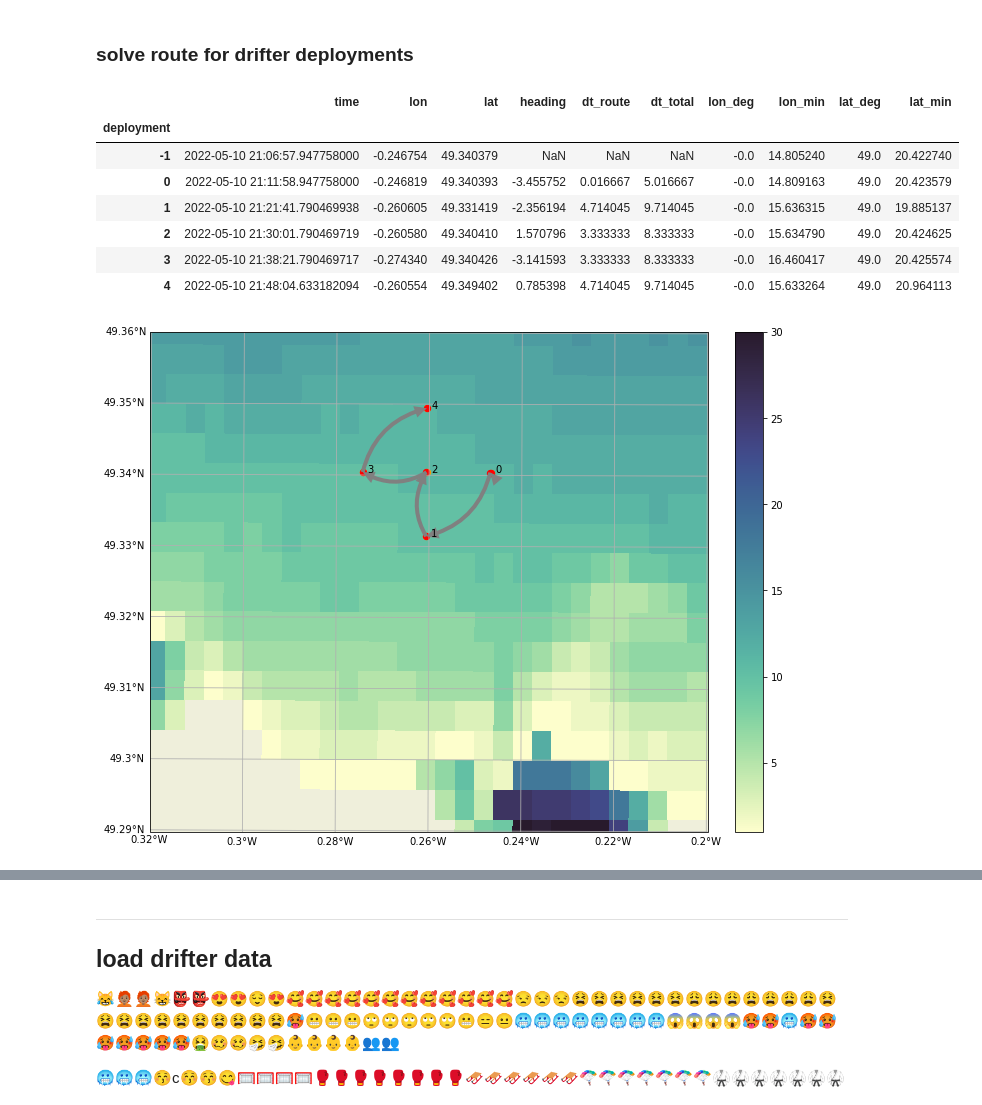
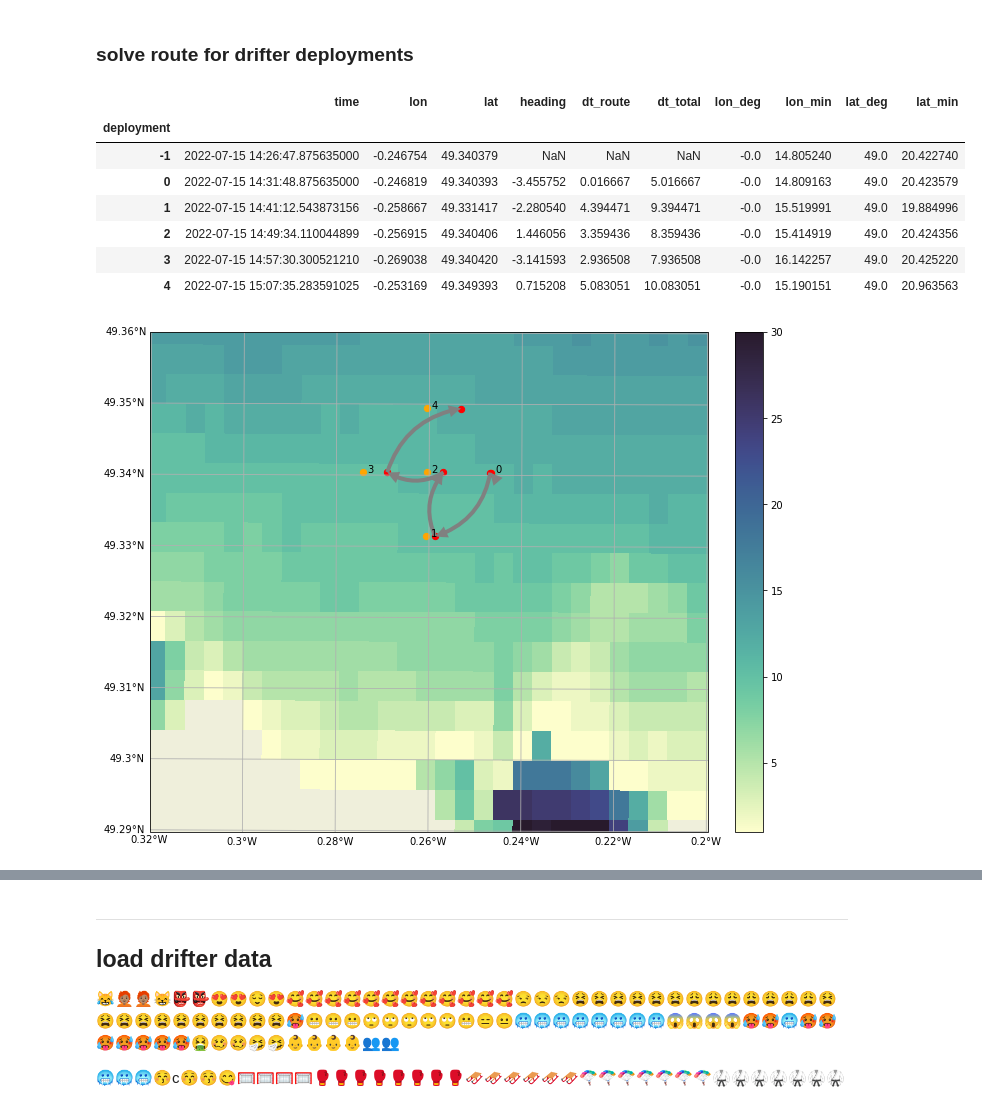
Before and after one commit to apatlpo/taos, a Jupyter notebook: campaign/dev.ipynb, the cells around one changed output, grey strips where cells are left out. Cells and saved outputs as stored; diff of their text form; code cells hidden in the pictures.

```diff
--- a/campaign/dev.ipynb
+++ b/campaign/dev.ipynb
@@ -170,37 +184,36 @@ ax.plot(lon_radiator, lat_radiator, color="red", transform=ut.ccrs.PlateCarree()
 # %%
 # anchor point
 #L, theta = 2e3, 0/rad2deg
 #lon_a, lat_a = -0.25, 49.33
 
-Uo = 0.0*.15 + 1j*0 # m/s
+Uo =  .25 + 1j*0 # m/s
 speed = 10*0.5 # m/s
 time_waiting = 5*60 # seconds
 
 lon, lat, X = ins.build_square_geo(lon_a, lat_a, R, theta, rotation=-1, center_loc=2)
 
 # deployment at ship location
 df = ins.deployments_route_schedule(lon_a, lat_a, speed, lon, lat, time_waiting, Uo)
 # deployment at predetermined anchor location
 #df = ins.deployments_route_schedule(lon_a-0.02, lat_a, speed, lon, lat, time_waiting, Uo
 #                    lon_a=lon_a, lat_a=lat_a,
 #                   )
 # underway deployment at location 2 and beyond
 #df = ins.deployments_route_schedule(lon_a-0.02, lat_a, speed, lon, lat, time_waiting, Uo
 #                    lon_a=lon_a, lat_a=lat_a, time_a=now()-pd.Timedelta("1min"),
 #                    skip=2,
 #                   )
 
+ins.plot_deployments_route(lon, lat, df, bathy=True)
+
 df
 # %% [output]
 |  | time | lon | lat | heading | dt_route | dt_total | lon_deg | lon_min | lat_deg | lat_min |
 | deployment |  |  |  |  |  |  |  |  |  |  |
-| -1 | 2022-05-10 21:06:57.947758000 | -0.246754 | 49.340379 | NaN | NaN | NaN | -0.0 | 14.805240 | 49.0 | 20.422740 |
-| 0 | 2022-05-10 21:11:58.947758000 | -0.246819 | 49.340393 | -3.455752 | 0.016667 | 5.016667 | -0.0 | 14.809163 | 49.0 | 20.423579 |
-| 1 | 2022-05-10 21:21:41.790469938 | -0.260605 | 49.331419 | -2.356194 | 4.714045 | 9.714045 | -0.0 | 15.636315 | 49.0 | 19.885137 |
-| 2 | 2022-05-10 21:30:01.790469719 | -0.260580 | 49.340410 | 1.570796 | 3.333333 | 8.333333 | -0.0 | 15.634790 | 49.0 | 20.424625 |
-| 3 | 2022-05-10 21:38:21.790469717 | -0.274340 | 49.340426 | -3.141593 | 3.333333 | 8.333333 | -0.0 | 16.460417 | 49.0 | 20.425574 |
-| 4 | 2022-05-10 21:48:04.633182094 | -0.260554 | 49.349402 | 0.785398 | 4.714045 | 9.714045 | -0.0 | 15.633264 | 49.0 | 20.964113 |
+| -1 | 2022-07-15 14:26:47.875635000 | -0.246754 | 49.340379 | NaN | NaN | NaN | -0.0 | 14.805240 | 49.0 | 20.422740 |
+| 0 | 2022-07-15 14:31:48.875635000 | -0.246819 | 49.340393 | -3.455752 | 0.016667 | 5.016667 | -0.0 | 14.809163 | 49.0 | 20.423579 |
+| 1 | 2022-07-15 14:41:12.543873156 | -0.258667 | 49.331417 | -2.280540 | 4.394471 | 9.394471 | -0.0 | 15.519991 | 49.0 | 19.884996 |
+| 2 | 2022-07-15 14:49:34.110044899 | -0.256915 | 49.340406 | 1.446056 | 3.359436 | 8.359436 | -0.0 | 15.414919 | 49.0 | 20.424356 |
+| 3 | 2022-07-15 14:57:30.300521210 | -0.269038 | 49.340420 | -3.141593 | 2.936508 | 7.936508 | -0.0 | 16.142257 | 49.0 | 20.425220 |
+| 4 | 2022-07-15 15:07:35.283591025 | -0.253169 | 49.349393 | 0.715208 | 5.083051 | 10.083051 | -0.0 | 15.190151 | 49.0 | 20.963563 |
+[figure, added]
-# %%
-ins.plot_deployments_route(lon, lat, df, bathy=True)
-# %% [output]
-[figure, removed]
```
Also changed, not shown: parts of 6 cells of this notebook, 6 other files.
